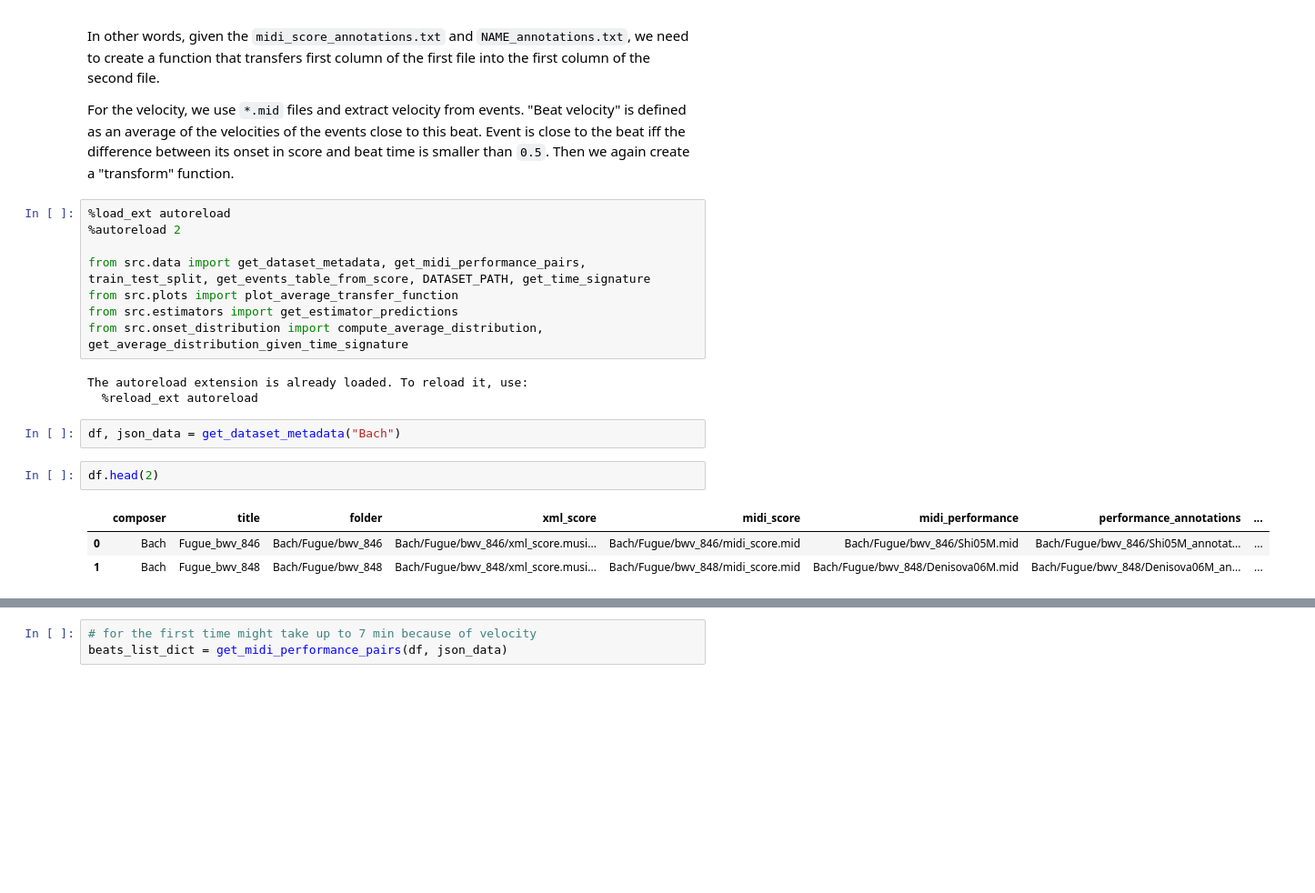
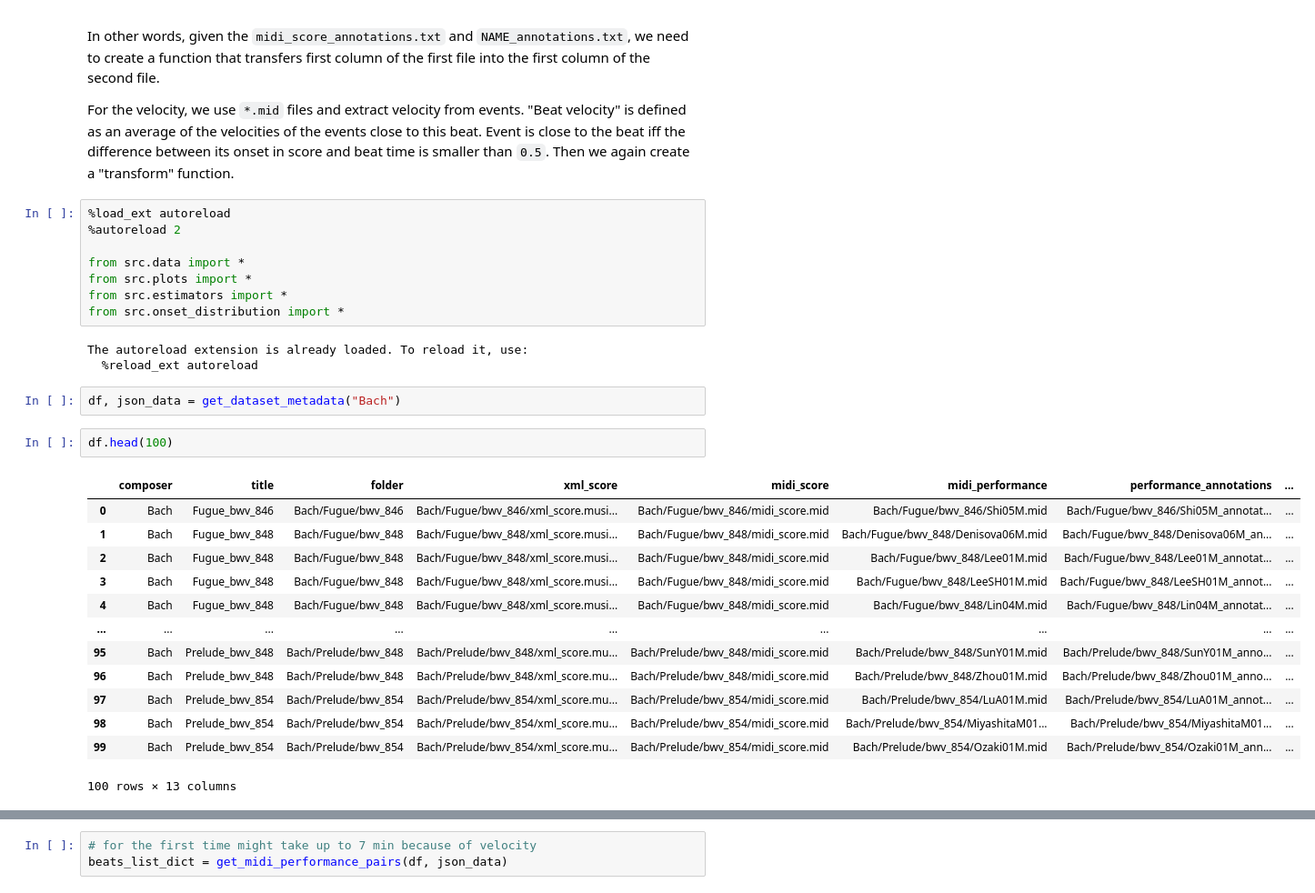
Before and after one commit to TalosSources/digital_musicology_homework_1, a Jupyter notebook: experiments.ipynb, the cells around one changed output, grey strips where cells are left out. Shown: that part at 91% size. Saved outputs shown, nothing was run; the diff lists cells and outputs as text; blank space fills up the shorter version.

```diff
--- a/experiments.ipynb
+++ b/experiments.ipynb
@@ -10,18 +10,28 @@ For the velocity, we use `*.mid` files and extract velocity from events. "Beat v
 %load_ext autoreload
 %autoreload 2
 
-from src.data import get_dataset_metadata, get_midi_performance_pairs, train_test_split, get_events_table_from_score, DATASET_PATH, get_time_signature
-from src.plots import plot_average_transfer_function
-from src.estimators import get_estimator_predictions
-from src.onset_distribution import compute_average_distribution, get_average_distribution_given_time_signature
+from src.data import *
+from src.plots import *
+from src.estimators import *
+from src.onset_distribution import *
 # %% [output]
 The autoreload extension is already loaded. To reload it, use:
   %reload_ext autoreload
 # %%
 df, json_data = get_dataset_metadata("Bach")
 # %%
-df.head(2)
+df.head(100)
 # %% [output]
 |  | composer | title | folder | xml_score | midi_score | midi_performance | performance_annotations | ... |
 | 0 | Bach | Fugue_bwv_846 | Bach/Fugue/bwv_846 | Bach/Fugue/bwv_846/xml_score.musi... | Bach/Fugue/bwv_846/midi_score.mid | Bach/Fugue/bwv_846/Shi05M.mid | Bach/Fugue/bwv_846/Shi05M_annotat... | ... |
 | 1 | Bach | Fugue_bwv_848 | Bach/Fugue/bwv_848 | Bach/Fugue/bwv_848/xml_score.musi... | Bach/Fugue/bwv_848/midi_score.mid | Bach/Fugue/bwv_848/Denisova06M.mid | Bach/Fugue/bwv_848/Denisova06M_an... | ... |
+| 2 | Bach | Fugue_bwv_848 | Bach/Fugue/bwv_848 | Bach/Fugue/bwv_848/xml_score.musi... | Bach/Fugue/bwv_848/midi_score.mid | Bach/Fugue/bwv_848/Lee01M.mid | Bach/Fugue/bwv_848/Lee01M_annotat... | ... |
+| 3 | Bach | Fugue_bwv_848 | Bach/Fugue/bwv_848 | Bach/Fugue/bwv_848/xml_score.musi... | Bach/Fugue/bwv_848/midi_score.mid | Bach/Fugue/bwv_848/LeeSH01M.mid | Bach/Fugue/bwv_848/LeeSH01M_annot... | ... |
+| 4 | Bach | Fugue_bwv_848 | Bach/Fugue/bwv_848 | Bach/Fugue/bwv_848/xml_score.musi... | Bach/Fugue/bwv_848/midi_score.mid | Bach/Fugue/bwv_848/Lin04M.mid | Bach/Fugue/bwv_848/Lin04M_annotat... | ... |
+| ... | ... | ... | ... | ... | ... | ... | ... | ... |
+| 95 | Bach | Prelude_bwv_848 | Bach/Prelude/bwv_848 | Bach/Prelude/bwv_848/xml_score.mu... | Bach/Prelude/bwv_848/midi_score.mid | Bach/Prelude/bwv_848/SunY01M.mid | Bach/Prelude/bwv_848/SunY01M_anno... | ... |
+| 96 | Bach | Prelude_bwv_848 | Bach/Prelude/bwv_848 | Bach/Prelude/bwv_848/xml_score.mu... | Bach/Prelude/bwv_848/midi_score.mid | Bach/Prelude/bwv_848/Zhou01M.mid | Bach/Prelude/bwv_848/Zhou01M_anno... | ... |
+| 97 | Bach | Prelude_bwv_854 | Bach/Prelude/bwv_854 | Bach/Prelude/bwv_854/xml_score.mu... | Bach/Prelude/bwv_854/midi_score.mid | Bach/Prelude/bwv_854/LuA01M.mid | Bach/Prelude/bwv_854/LuA01M_annot... | ... |
+| 98 | Bach | Prelude_bwv_854 | Bach/Prelude/bwv_854 | Bach/Prelude/bwv_854/xml_score.mu... | Bach/Prelude/bwv_854/midi_score.mid | Bach/Prelude/bwv_854/MiyashitaM01... | Bach/Prelude/bwv_854/MiyashitaM01... | ... |
+| 99 | Bach | Prelude_bwv_854 | Bach/Prelude/bwv_854 | Bach/Prelude/bwv_854/xml_score.mu... | Bach/Prelude/bwv_854/midi_score.mid | Bach/Prelude/bwv_854/Ozaki01M.mid | Bach/Prelude/bwv_854/Ozaki01M_ann... | ... |
+100 rows × 13 columns
```
Also changed, not shown: parts of 1 cell of this notebook, 3 other files.
